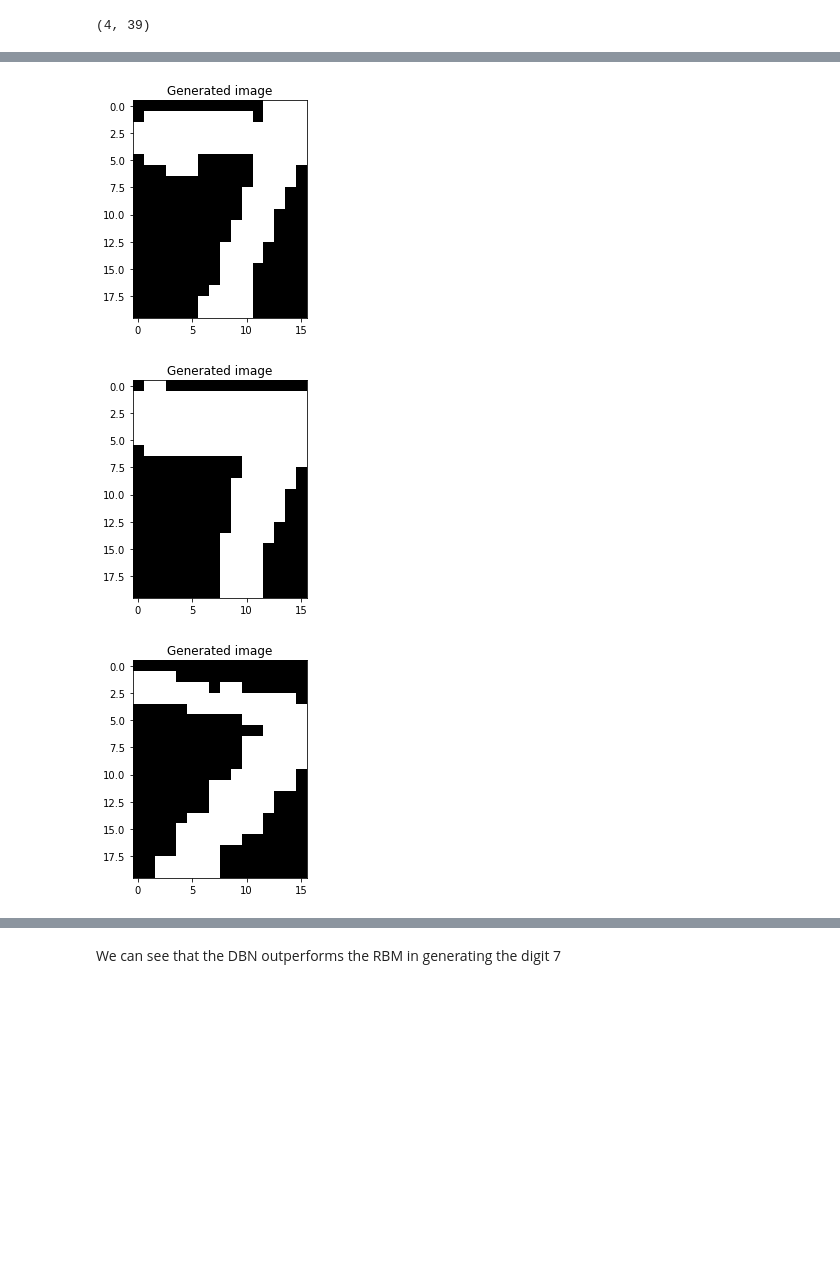
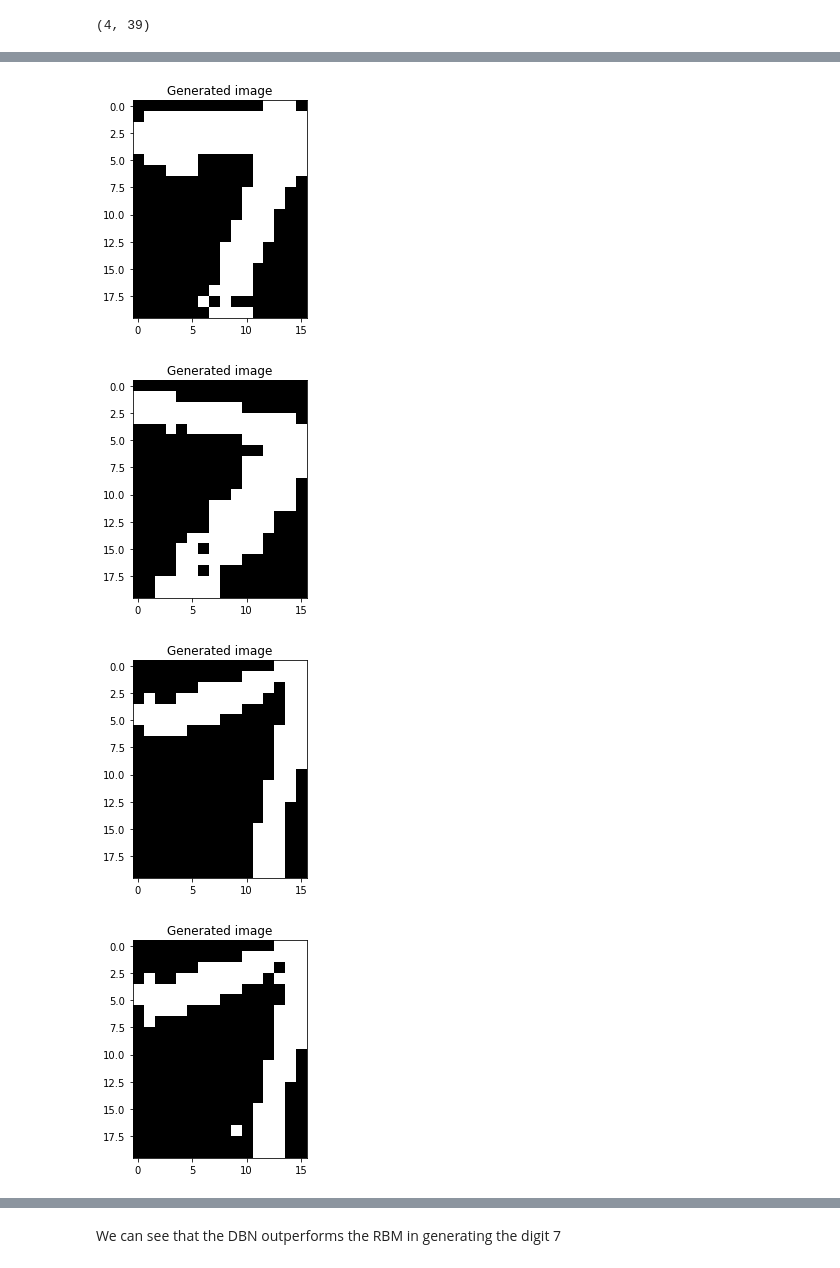
Before and after one commit to Hadiosj/Deep_Learning2, a Jupyter notebook: my_work.ipynb, the cells around one changed output, grey strips where cells are left out. Saved outputs shown, nothing was run; the diff lists cells and outputs as text; code cells hidden in the pictures; blank space fills up the shorter version.

```diff
--- a/my_work.ipynb
+++ b/my_work.ipynb
@@ -166,6 +166,8 @@ img_RBM = RBM(320, 250) # 320 is the dimension of an (20x16) image flattened
 inputs = []
 for i in range(35):
     inputs.append(selected_digits[0][i].flatten())
+    inputs.append(selected_digits[1][i].flatten())
+    inputs.append(selected_digits[2][i].flatten())
 inputs = np.array(inputs)
 
 errors,_ = img_RBM.train_RBM(inputs, 500, 0.01, 6)
@@ -233,7 +241,7 @@ class DBN:
 
         return self
 
-    def generer_image_DBN(self, n_iter_gibbs, n_images, vis=True):
+    def generer_image_DBN(self, n_iter_gibbs, n_images, vis=True,shape1,shape2):
 
         # Do Gibbs sampling on the top layer:
 
@@ -261,12 +269,18 @@ class DBN:
 # %%
 shapes_list1 = [320, 150, 200, 250]
 dbn1 = DBN(nb_layers = 3, shapes_list = shapes_list1)
-inputs = []
+inputs1 = []
+inputs2 = []
 for i in range(35):
-    inputs.append(selected_digits[1][i].flatten())
-inputs = np.array(inputs)
+    inputs1.append(selected_digits[1][i].flatten())
+for i in range(35):
+    inputs2.append(selected_digits[0][i].flatten())
+    #inputs.append(selected_digits[2][i].flatten())
+inputs1 = np.array(inputs1)
+inputs2 = np.array(inputs2)
 
-dbn1 = dbn1.train_DBN(inputs, 500, 0.01, 6)
+dbn1 = dbn1.train_DBN(inputs2, 500, 0.01, 6)
+dbn1 = dbn1.train_DBN(inputs1, 500, 0.01, 6)
 # %%
-gen_array = dbn1.generer_image_DBN(100, 4)
+gen_array = dbn1.generer_image_DBN(300, 5)
 # %% [output]
@@ -274,6 +288,7 @@ gen_array = dbn1.generer_image_DBN(100, 4)
-[figure, old version]
+[figure, new version]
-[figure, old version]
+[figure, new version]
-[figure, old version]
+[figure, new version]
+[figure, added]
 # %%
 # Let's compare this with the RBM used to generate the digit 7
 errors,_ = img_RBM.train_RBM(inputs, 500, 0.01, 6)
```
Also changed, not shown: parts of 12 cells of this notebook.
